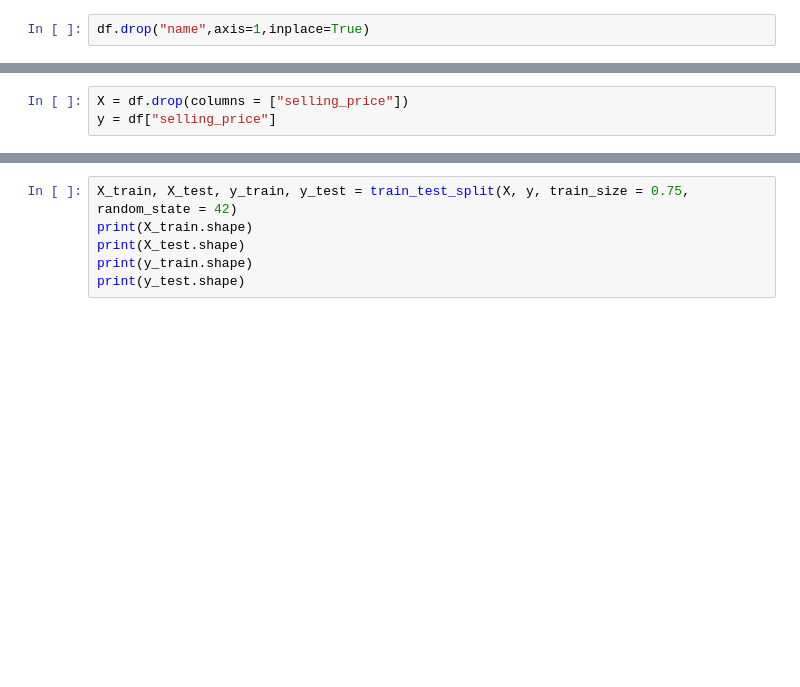
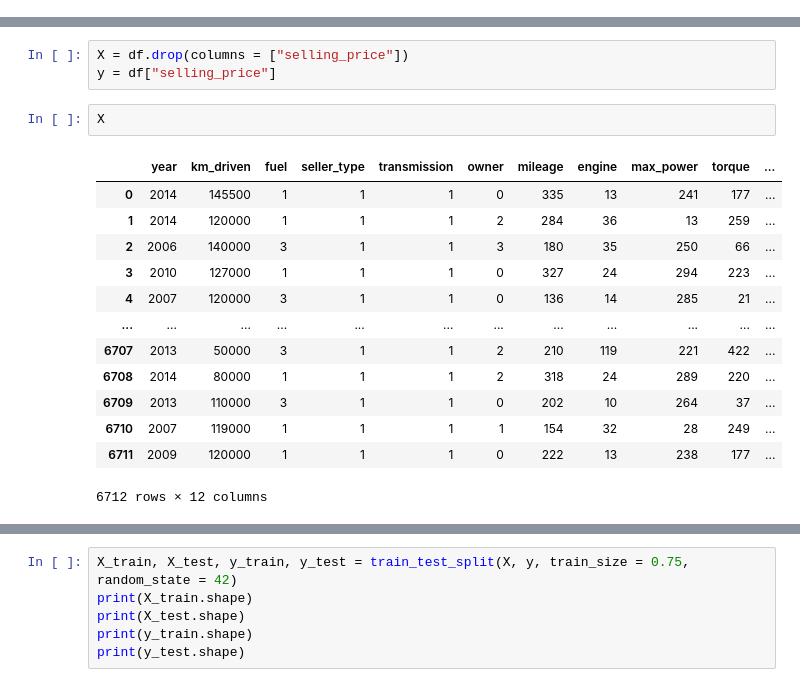
Before and after one commit to Sialsanwal/Data-Science, a Jupyter notebook: Machine learning Model/Regression Model/Project 1/Car Price Pre-Processing.ipynb, the cells around one changed output, grey strips where cells are left out. Drawn from its saved outputs; the diff is of its cells as text; blank space fills up the shorter version.

```diff
--- a/Machine learning Model/Regression Model/Project 1/Car Price Pre-Processing.ipynb
+++ b/Machine learning Model/Regression Model/Project 1/Car Price Pre-Processing.ipynb
@@ -199,8 +201,6 @@ df.head(6)
 | 3 | Hyundai i20 Sportz Diesel | 2010 | 225000 | 127000 | Diesel | Individual | Manual | First Owner | 23.0 kmpl | ... |
 | 4 | Maruti Swift VXI BSIII | 2007 | 130000 | 120000 | Petrol | Individual | Manual | First Owner | 16.1 kmpl | ... |
 | 5 | Hyundai Xcent 1.2 VTVT E Plus | 2017 | 440000 | 45000 | Petrol | Individual | Manual | First Owner | 20.14 kmpl | ... |
-# %%
-df.drop("name",axis=1,inplace=True)
 # %%
 le=LabelEncoder()
 df['fuel']=le.fit_transform(df['fuel'])
@@ -215,3 +215,19 @@ df['company']=le.fit_transform(df['company'])
 # %%
 X = df.drop(columns = ["selling_price"])
 y = df["selling_price"]
+# %%
+X
+# %% [output]
+|  | year | km_driven | fuel | seller_type | transmission | owner | mileage | engine | max_power | torque | ... |
+| 0 | 2014 | 145500 | 1 | 1 | 1 | 0 | 335 | 13 | 241 | 177 | ... |
+| 1 | 2014 | 120000 | 1 | 1 | 1 | 2 | 284 | 36 | 13 | 259 | ... |
+| 2 | 2006 | 140000 | 3 | 1 | 1 | 3 | 180 | 35 | 250 | 66 | ... |
+| 3 | 2010 | 127000 | 1 | 1 | 1 | 0 | 327 | 24 | 294 | 223 | ... |
+| 4 | 2007 | 120000 | 3 | 1 | 1 | 0 | 136 | 14 | 285 | 21 | ... |
+| ... | ... | ... | ... | ... | ... | ... | ... | ... | ... | ... | ... |
+| 6707 | 2013 | 50000 | 3 | 1 | 1 | 2 | 210 | 119 | 221 | 422 | ... |
+| 6708 | 2014 | 80000 | 1 | 1 | 1 | 2 | 318 | 24 | 289 | 220 | ... |
+| 6709 | 2013 | 110000 | 3 | 1 | 1 | 0 | 202 | 10 | 264 | 37 | ... |
+| 6710 | 2007 | 119000 | 1 | 1 | 1 | 1 | 154 | 32 | 28 | 249 | ... |
+| 6711 | 2009 | 120000 | 1 | 1 | 1 | 0 | 222 | 13 | 238 | 177 | ... |
+6712 rows × 12 columns
```
Also changed, not shown: parts of 16 cells of this notebook.
